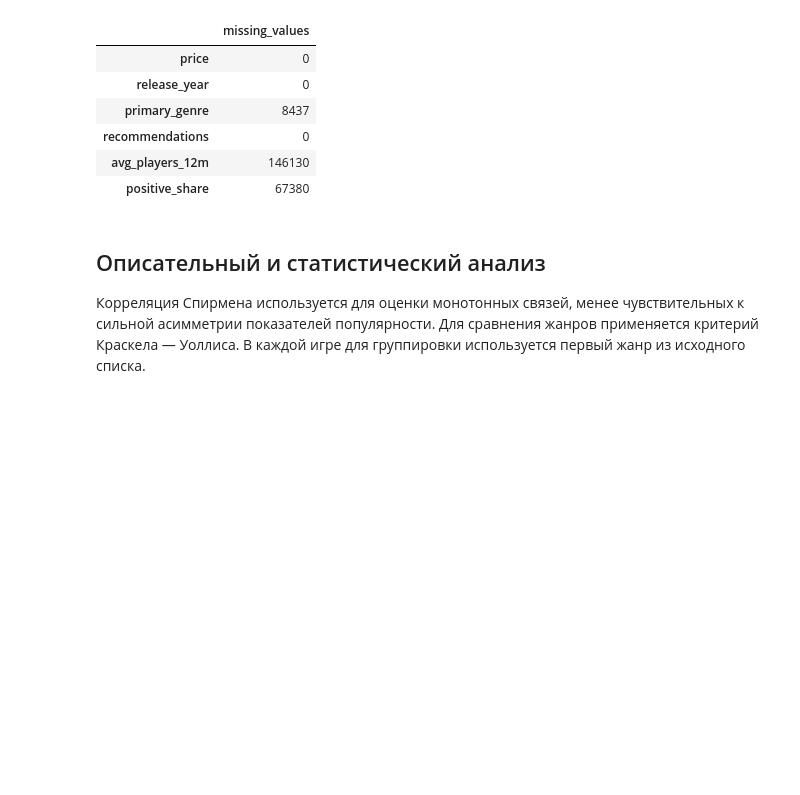
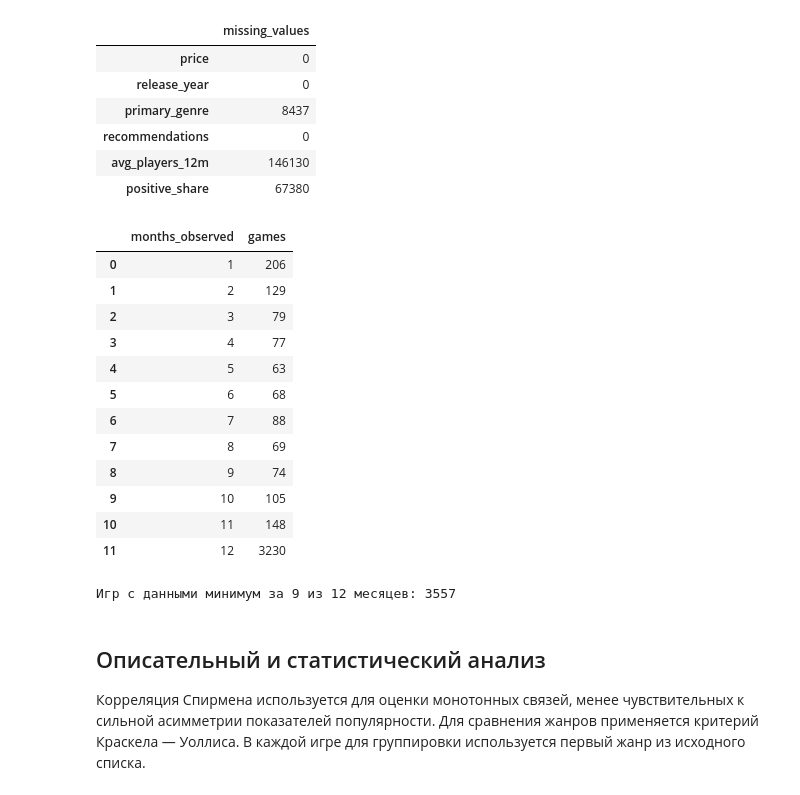
Before and after one commit to Dani-ldyaev/gaming-data-analysis, a Jupyter notebook: notebooks/2_4.ipynb, the cells around one changed output. Saved outputs shown, nothing was run; the diff lists cells and outputs as text; code cells hidden in the pictures; blank space fills up the shorter version.

```diff
--- a/notebooks/2_4.ipynb
+++ b/notebooks/2_4.ipynb
@@ -156,6 +156,47 @@ display(
 | recommendations | 0 |
 | avg_players_12m | 146130 |
 | positive_share | 67380 |
+# %%
+month_counts = (
+    analysis_df["months_observed"]
+    .value_counts()
+    .reindex(range(1, 13), fill_value=0)
+    .rename_axis("months_observed")
+    .reset_index(name="games")
+)
+
+display(month_counts)
+
+analysis_df["avg_players_available_months"] = analysis_df["avg_players_12m"]
+analysis_df["avg_players_12m"] = analysis_df["avg_players_12m"].where(
+    analysis_df["months_observed"] >= 9
+)
+
+analysis_df.to_parquet(
+    OUTPUT_DIR / "steam_game_analysis_2_4.parquet",
+    index=False,
+    compression="zstd",
+)
+
+print(
+    "Игр с данными минимум за 9 из 12 месяцев:",
+    int(analysis_df["avg_players_12m"].notna().sum()),
+)
+# %% [output]
+|  | months_observed | games |
+| 0 | 1 | 206 |
+| 1 | 2 | 129 |
+| 2 | 3 | 79 |
+| 3 | 4 | 77 |
+| 4 | 5 | 63 |
+| 5 | 6 | 68 |
+| 6 | 7 | 88 |
+| 7 | 8 | 69 |
+| 8 | 9 | 74 |
+| 9 | 10 | 105 |
+| 10 | 11 | 148 |
+| 11 | 12 | 3230 |
+Игр с данными минимум за 9 из 12 месяцев: 3557
 # %% [markdown]
 ## Описательный и статистический анализ
 
```
Also changed, not shown: parts of 3 cells of this notebook, 7 other files.
